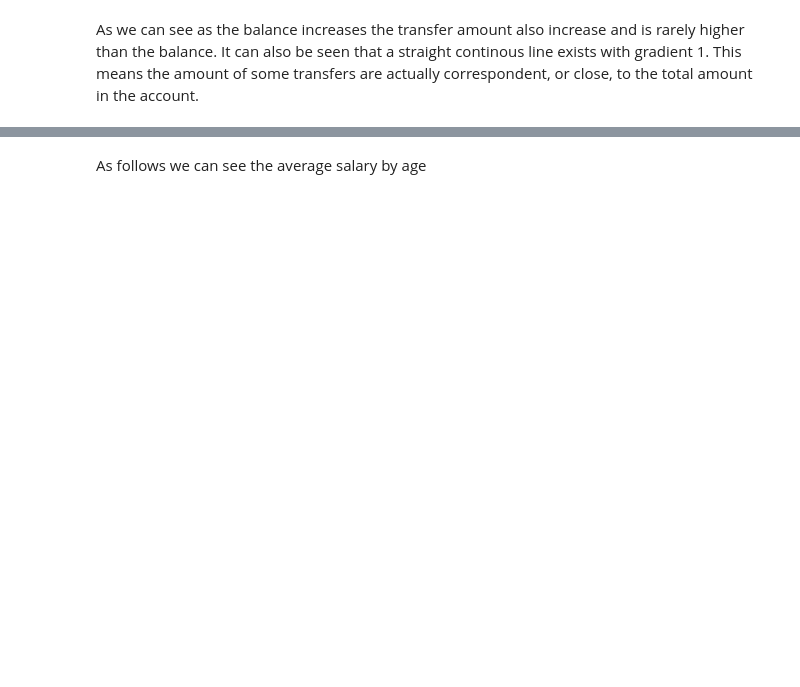
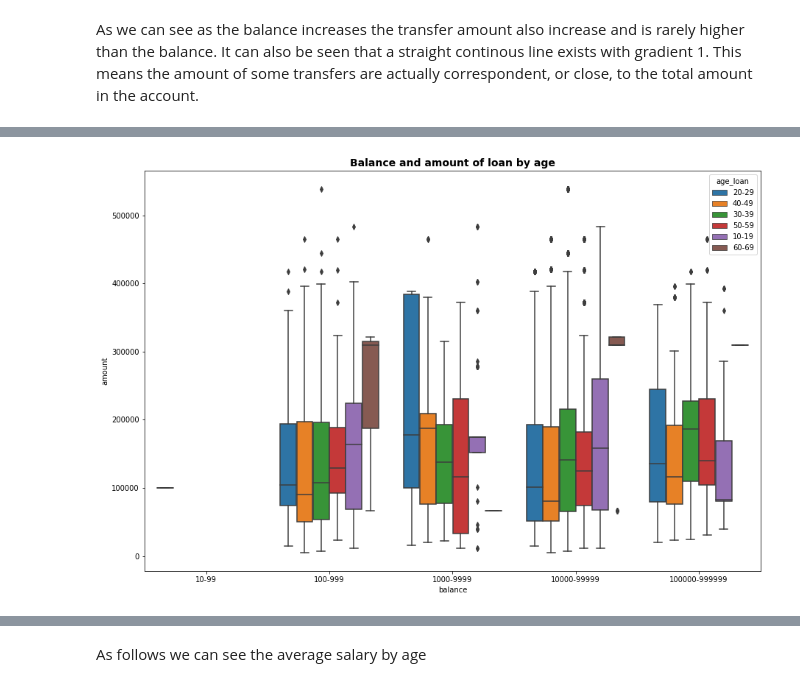
Before and after one commit to GustavoSena/AC-FEUP, a Jupyter notebook: LoadDataset.ipynb, the cells around one changed output, grey strips where cells are left out. Cells and saved outputs as stored; diff of their text form; code cells hidden in the pictures; blank space fills up the shorter version.

```diff
--- a/LoadDataset.ipynb
+++ b/LoadDataset.ipynb
@@ -366,6 +438,11 @@ def get_decade(year):
     year_int = int(year)
     string = str(year_int//10) + "0-" + str(year_int//10) + "9"
     return string
+# %%
+def get_balance(year):
+    year_int = int(float(year))
+    string = "1" + "0"*(len(str(year_int))-1) + "-" + "9" + "9"*(len(str(year_int))-1)
+    return string
 # %%
 age_loan_train = train_data['age_loan'].astype(str)
 age_loan_test = test_data['age_loan'].astype(str)
@@ -850,26 +1136,20 @@ sb.barplot(x='age_account', y='amount', hue='age_loan', data=train_data_names, s
 # %%
-def get_decade(year):
-    year_int = int(year)
-    string = str(year_int//10) + "0-" + str(year_int//10) + "9"
-    return string
+train_data_ages = train_data.copy()
 
-def get_loan_amount(year):
-    year_int = int(float(year))
-    string = "1" + "0"*(len(str(year_int))-1) + "-" + "9" + "9"*(len(str(year_int))-1)
-    return string
+train_data_ages = train_data_ages.astype({'age_loan': str})
 
-train_data_names = train_data.copy()
+train_data_ages['age_loan'] = train_data_ages['age_loan'].apply(lambda x: get_decade(x))
 
-train_data_names = train_data_names.astype({'age_loan': str})
+train_data_balance = train_data_ages.astype({'balance': str})
 
-train_data_names['age_loan'] = train_data_names['age_loan'].apply(lambda x: get_decade(x))
+train_data_balance['balance'] = train_data_balance['balance'].apply(lambda x: get_balance(x))
 
-train_data_names = train_data_names.astype({'balance': str})
-
-train_data_names['balance'] = train_data_names['balance'].apply(lambda x: get_loan_amount(x))
-
-train_data_names = train_data_names.sort_values('balance')
-sb.boxplot(x='balance', y='amount', hue='age_loan', data=train_data_names, saturation=0.8)
+train_data_balance = train_data_balance.sort_values('balance')
+sb.boxplot(x='balance', y='amount', hue='age_loan', data=train_data_balance, saturation=0.8)
+plt.title("Balance and amount of loan by age", fontdict={'fontsize': 14, 'fontweight': 'bold'})
+plt.show()
+# %% [output]
+[figure, added]
 # %%
 plt.figure(figsize=(15,10))
 
```
Also changed, not shown: parts of 48 cells of this notebook.
